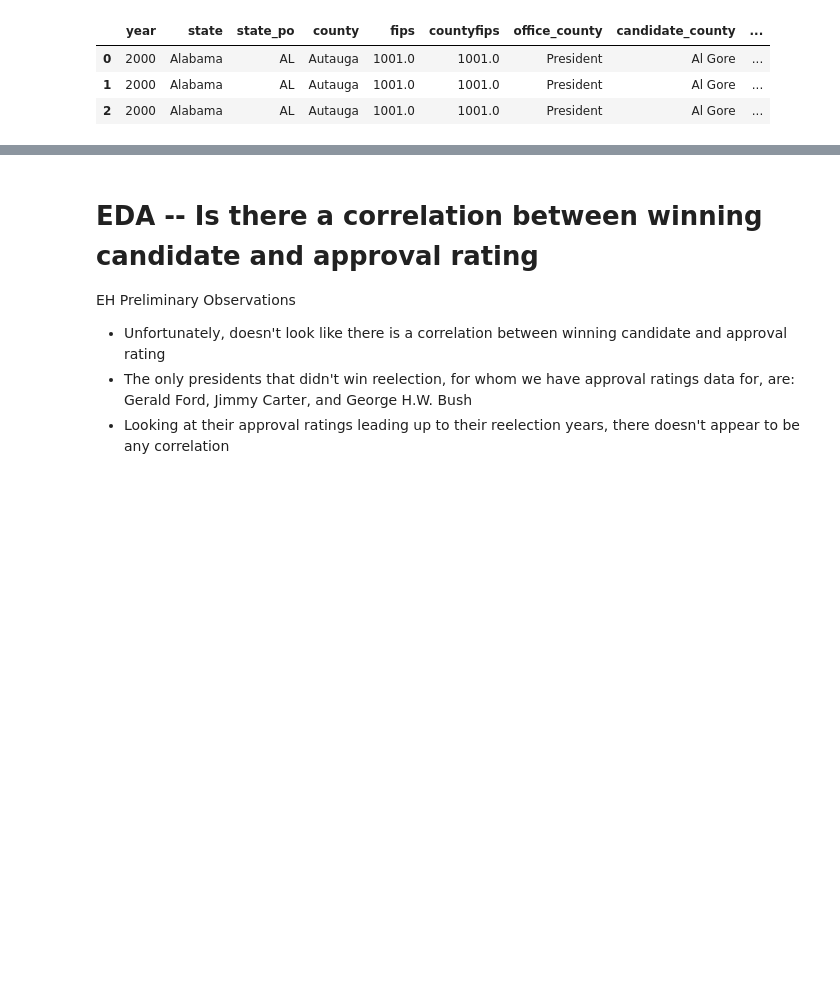
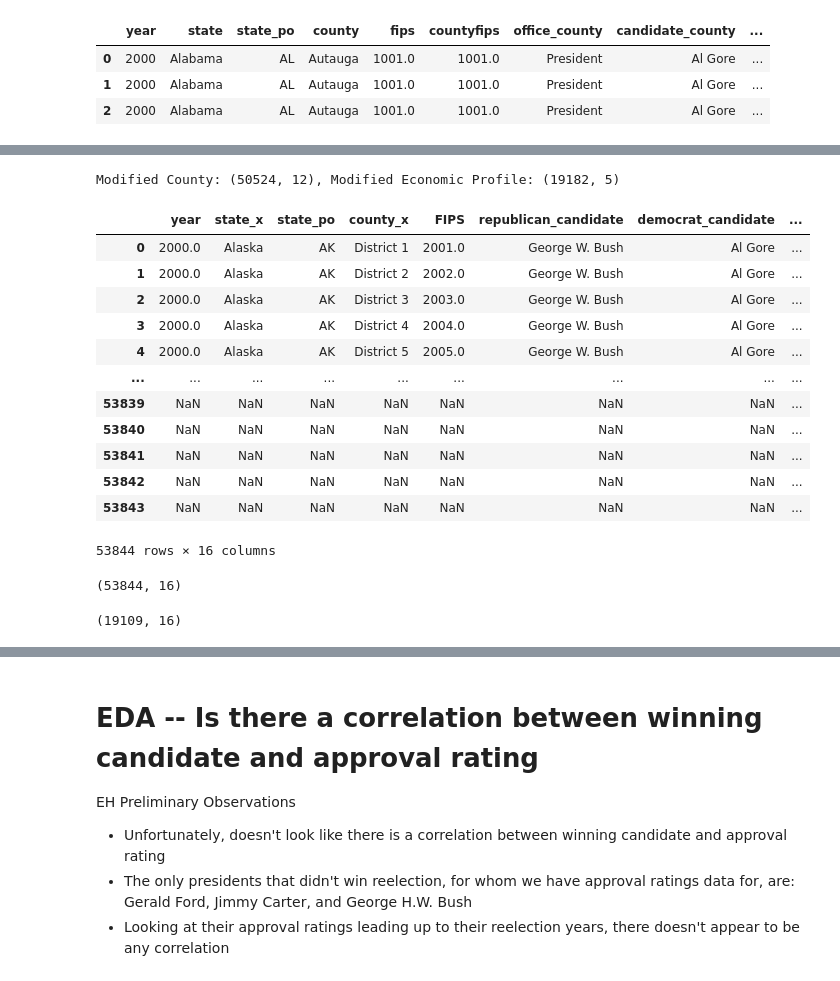
Before and after one commit to ehuang13/w210-presidential-election, a Jupyter notebook: ellie/ellie_eda.ipynb, the cells around one changed output, grey strips where cells are left out. Cells and saved outputs as stored; diff of their text form; code cells hidden in the pictures; blank space fills up the shorter version.

Commit message:
updated eda notebook with modified dataset

```diff
--- a/ellie_eda.ipynb
+++ b/ellie/ellie_eda.ipynb
@@ -291,0 +294,7 @@ merged_df.head(3)
+# %%
+# read in modified county and economic profile datasets
+county_modified = "https://raw.githubusercontent.com/ehuang13/w210-presidential-election/master/data/county_modified.csv"
+canc30_modified = "https://raw.githubusercontent.com/ehuang13/w210-presidential-election/master/data/cainc30_modified.csv"
+
+countymod_df = pd.read_csv(county_modified)
+econmod_df = pd.read_csv(canc30_modified)
@@ -291,0 +321,29 @@ merged_df.head(3)
+# %%
+# shape of modified dataframes
+print("Modified County: {}, Modified Economic Profile: {}".format(countymod_df.shape, econmod_df.shape))
+# %% [output]
+Modified County: (50524, 12), Modified Economic Profile: (19182, 5)
+# %%
+# merge modified dataframes by county fips and election year
+mergedmod_df = pd.merge(countymod_df, econmod_df[["year", "geo_fips", "county", "state", "avg_wage_salary"]], how = "left", left_on = ["year","FIPS", "state_po"], right_on = ["year", "geo_fips", "state"])
+# %%
+# checkout modified merged dataframe
+mergedmod_df
+# %% [output]
+|  | year | state_x | state_po | county_x | FIPS | republican_candidate | democrat_candidate | ... |
+| 0 | 2000.0 | Alaska | AK | District 1 | 2001.0 | George W. Bush | Al Gore | ... |
+| 1 | 2000.0 | Alaska | AK | District 2 | 2002.0 | George W. Bush | Al Gore | ... |
+| 2 | 2000.0 | Alaska | AK | District 3 | 2003.0 | George W. Bush | Al Gore | ... |
+| 3 | 2000.0 | Alaska | AK | District 4 | 2004.0 | George W. Bush | Al Gore | ... |
+| 4 | 2000.0 | Alaska | AK | District 5 | 2005.0 | George W. Bush | Al Gore | ... |
+| ... | ... | ... | ... | ... | ... | ... | ... | ... |
+| 53839 | NaN | NaN | NaN | NaN | NaN | NaN | NaN | ... |
+| 53840 | NaN | NaN | NaN | NaN | NaN | NaN | NaN | ... |
+| 53841 | NaN | NaN | NaN | NaN | NaN | NaN | NaN | ... |
+| 53842 | NaN | NaN | NaN | NaN | NaN | NaN | NaN | ... |
+| 53843 | NaN | NaN | NaN | NaN | NaN | NaN | NaN | ... |
+53844 rows × 16 columns
+# %%
+mergedmod_df.shape
+# %% [output]
+(53844, 16)
@@ -291,0 +352,4 @@ merged_df.head(3)
+# %%
+mergedmod_df2.shape
+# %% [output]
+(19109, 16)
```
Also changed, not shown: parts of 6 cells of this notebook, 1 other file.
